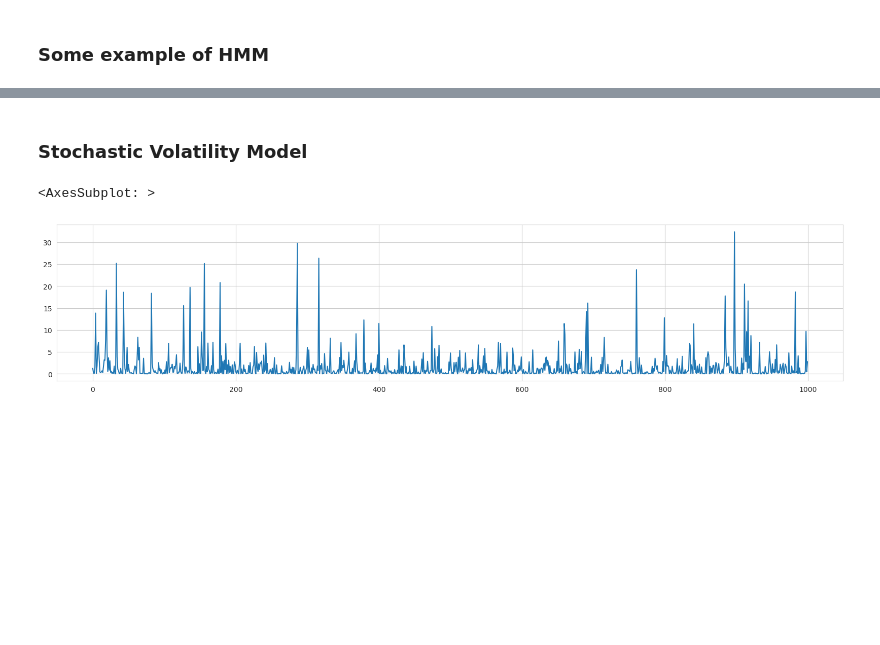
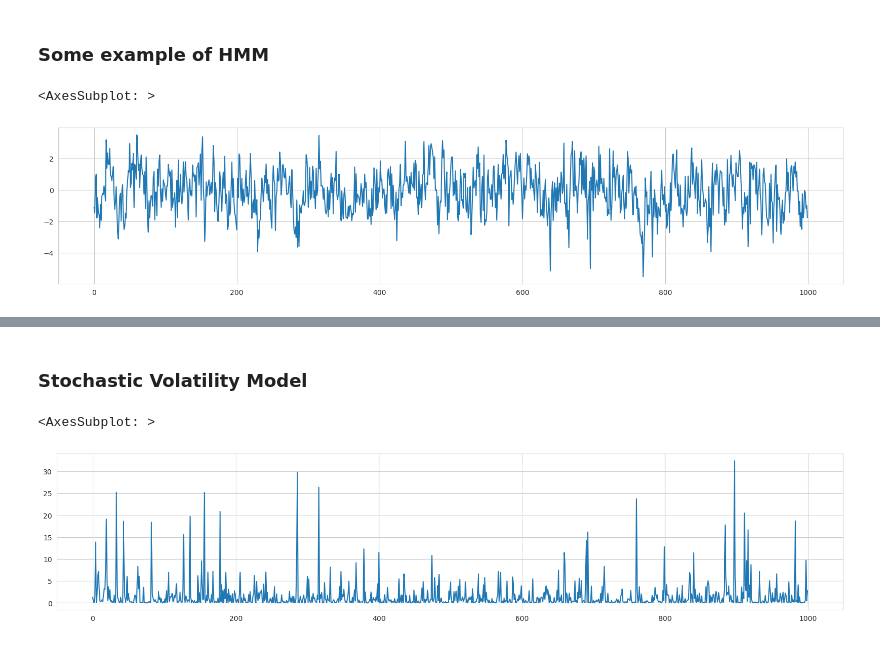
Before and after one commit to WHITSNAK/sta831-sp23, a Jupyter notebook: ch1/HMM & SV Model.ipynb, the cells around one changed output, grey strips where cells are left out. Cells and saved outputs as stored; diff of their text form; code cells hidden in the pictures; blank space fills up the shorter version.

```diff
--- a/ch1/HMM & SV Model.ipynb
+++ b/ch1/HMM & SV Model.ipynb
@@ -21 +29,7 @@ from utility.ar import AR
+# %%
+hmm = HMM1(phi, s*(1-phi**2), w)
+hmm.simulate(0, 1000).plot(figsize=(20,4))
+# %% [output]
+<AxesSubplot: >
+[figure, added]
 # %%
```
Also changed, not shown: parts of 4 cells of this notebook, 1 other file.
